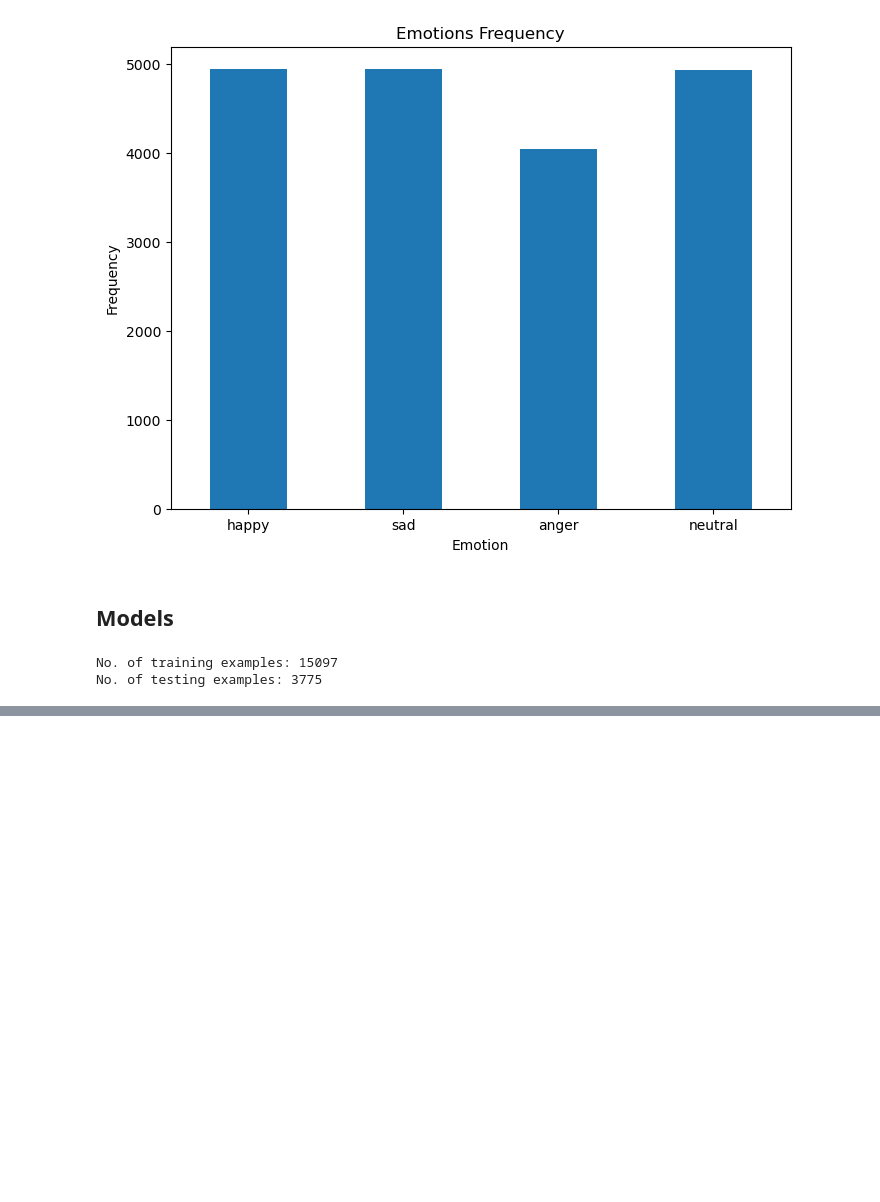
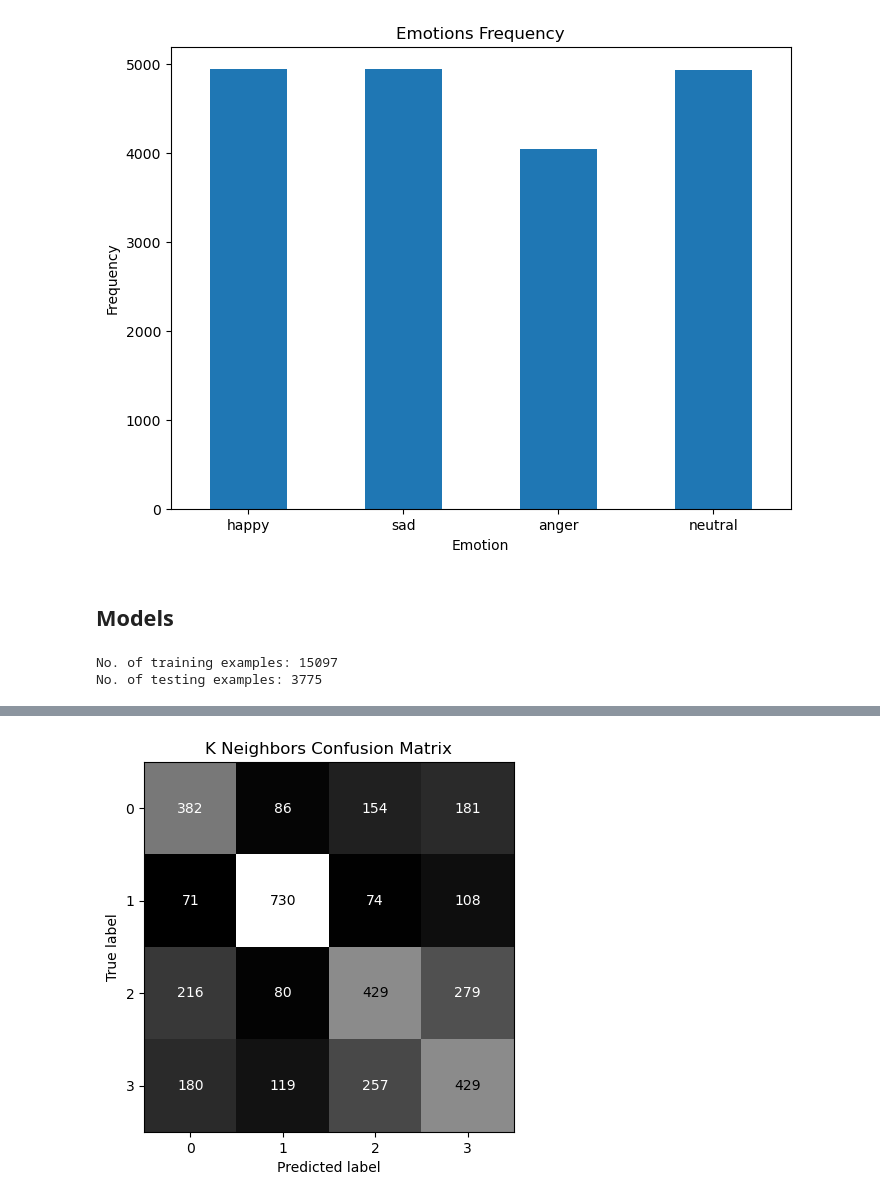
Before and after one commit to thomaspr1205/ATM-ML, a Jupyter notebook: combine_csv.ipynb, the cells around one changed output, grey strips where cells are left out. Drawn from its saved outputs; the diff is of its cells as text; code cells hidden in the pictures; blank space fills up the shorter version.

```diff
--- a/combine_csv.ipynb
+++ b/combine_csv.ipynb
@@ -252,0 +332,7 @@ model_knn = KNeighborsClassifier()
+# %%
+y_pred_knn = model_knn.predict(X_test_scaled_knn)
+model_knn_score = model_knn.score(X_test_scaled_knn, y_test)
+y_model_knn_predicted = model_knn.predict(X_test_scaled_knn)
+y_model_knn_pred_proba = model_knn.predict_proba(X_test_scaled_knn)
+
+print("K Neighbors",model_knn_score)
@@ -252,0 +343,16 @@ model_knn = KNeighborsClassifier()
+# %%
+from sklearn.metrics import confusion_matrix, ConfusionMatrixDisplay
+import matplotlib.pyplot as plt
+
+def visualEvaluation(y, models, predictions, pred_probabilities):
+    for model, prediction, pred_proba in zip(models, predictions, pred_probabilities):
+        cm = confusion_matrix(y, prediction)
+        disp = ConfusionMatrixDisplay(confusion_matrix=cm, display_labels=["0", "1", "2", "3"])
+        disp.plot(
+            include_values=True,
+            cmap='gray',
+            colorbar=False
+        )
+        disp.ax_.set_title(f"{model} Confusion Matrix")
+
+    plt.show()
@@ -252,0 +374,13 @@ model_knn = KNeighborsClassifier()
+# %%
+y_test_array = np.array(y_test.values.tolist())
+y_test_labels = np.argmax(y_test_array, axis=1)
+# %%
+y_pred_knn_labels = np.argmax(y_pred_knn, axis=1)
+# %%
+models = ['K Neighbors']
+predictions = [y_pred_knn_labels]
+pred_probabilities = [ y_model_knn_pred_proba]
+
+visualEvaluation(y_test_labels,models, predictions, pred_probabilities)
+# %% [output]
+[figure, added]
```
Also changed, not shown: parts of 13 cells of this notebook, 1 other file.
